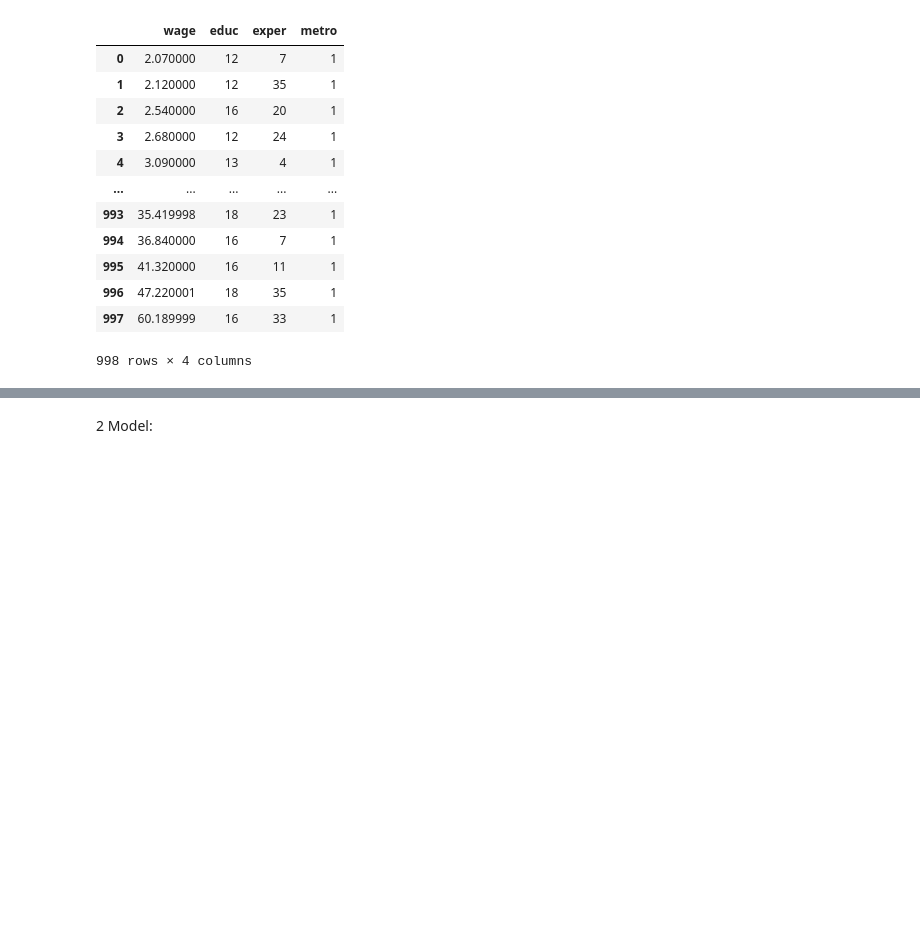
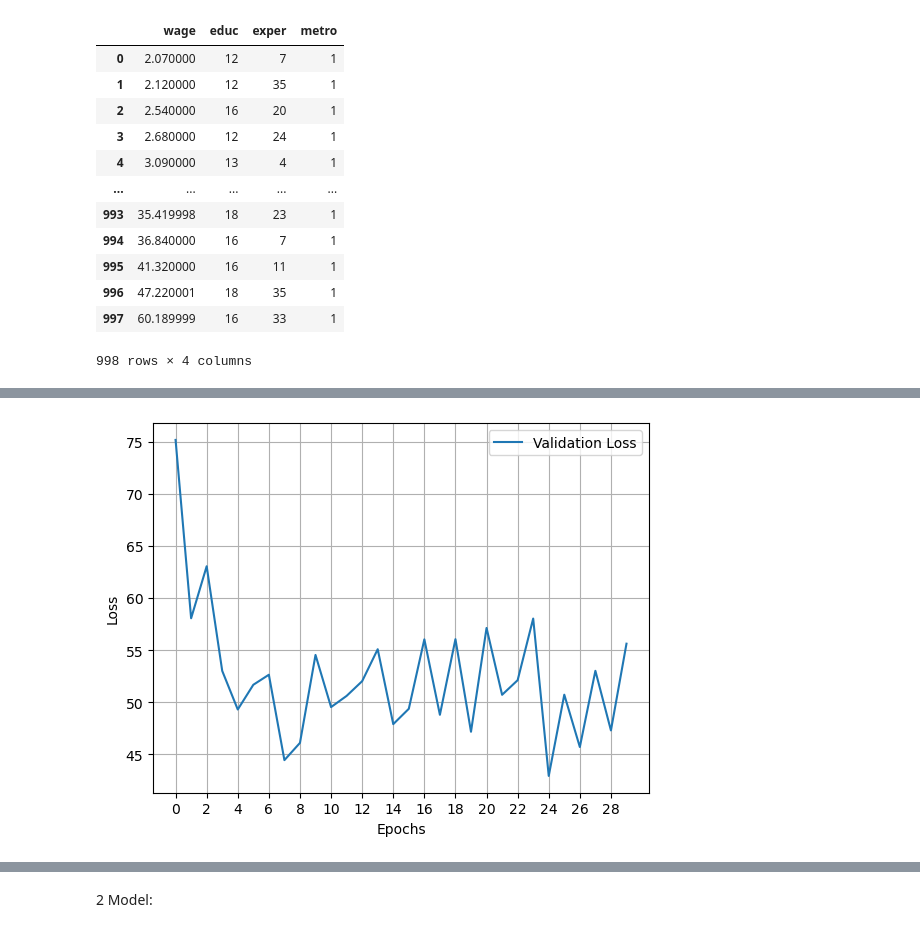
Before and after one commit to RiccardoDAndrea/Training, a Jupyter notebook: Scripts/Models/own_models.ipynb, the cells around one changed output, grey strips where cells are left out. Saved outputs shown, nothing was run; the diff lists cells and outputs as text; code cells hidden in the pictures; blank space fills up the shorter version.

```diff
--- a/Scripts/Models/own_models.ipynb
+++ b/Scripts/Models/own_models.ipynb
@@ -105,0 +143,26 @@ Epoch 20/20
+# %%
+def create_plt_val_los(history, x_tick_min = int, x_tick_max = int, x_tick_step = int):
+    """
+    Create a plot for the loss of the model
+
+    Input :
+    - history : history of the model
+    - x_ticks : list of integers for the x-axis
+
+    Output :
+    - Plot of the loss
+    """
+    plt.plot(history.history['val_loss'], label='Validation Loss')
+    plt.xticks(np.arange(x_tick_min, x_tick_max,
+                         step=x_tick_step))
+    plt.grid(True)
+    plt.xlabel('Epochs')
+    plt.ylabel('Loss')
+    plt.legend()
+    plt.show()
+    return plt.show()
+
+
+create_plt_val_los(history, x_tick_min = 0,x_tick_max=30, x_tick_step=2)
+# %% [output]
+[figure, added]
```
Also changed, not shown: parts of 33 cells of this notebook.
